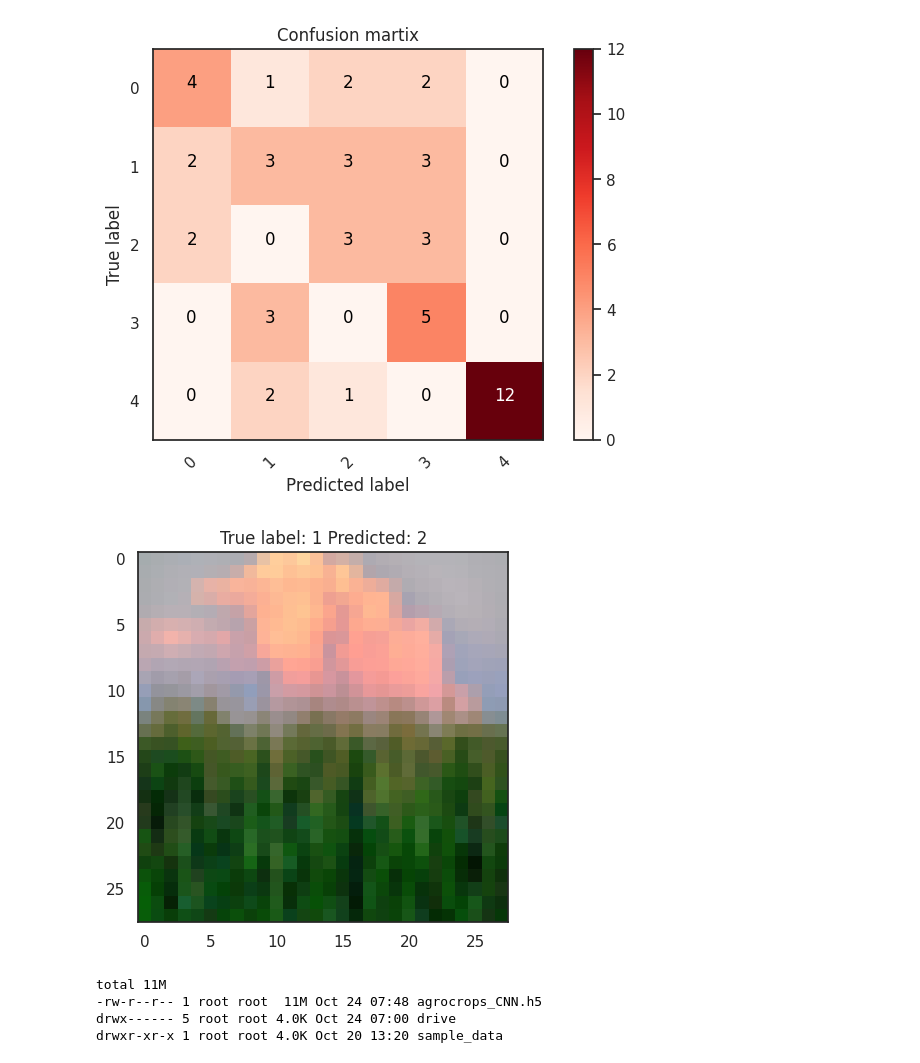
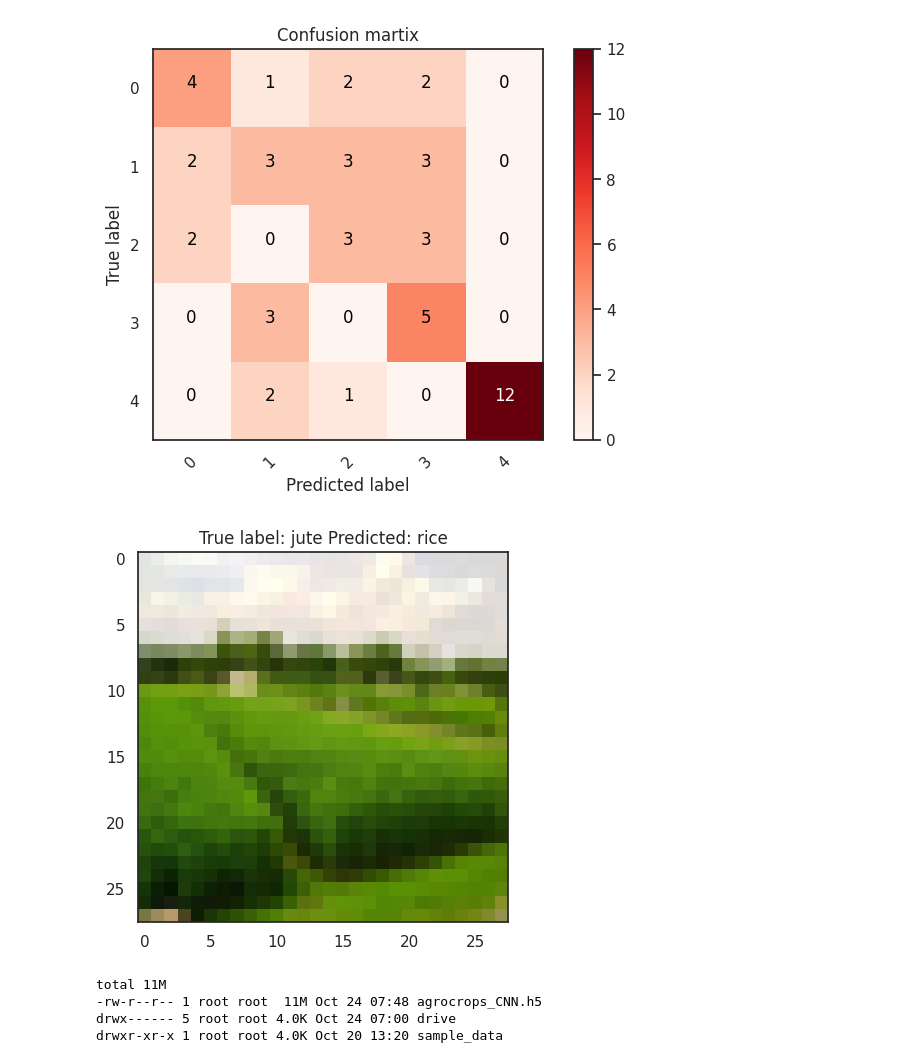
Before and after one commit to Shirohige7/aggricultureCNN, a Jupyter notebook: agricultureCNN.ipynb, the cells around one changed output. Drawn from its saved outputs; the diff is of its cells as text; code cells hidden in the pictures.

```diff
--- a/agricultureCNN.ipynb
+++ b/agricultureCNN.ipynb
@@ -316,13 +316,20 @@ confusion matrix, without normalization
  [ 0  3  0  5  0]
  [ 0  2  1  0 12]]
 [figure]
+# %%
+labels = '''jute
+maize
+rice
+sugarcane
+wheat
+'''.split()
 # %%
 misclassified_idx = np.where(p_test != rounded_labels)[0]
 i = np.random.choice(misclassified_idx)
 plt.imshow(X_t[i])
-plt.title('True label: %s Predicted: %s' % (rounded_labels[i], p_test[i]));
+plt.title('True label: %s Predicted: %s' % (labels[rounded_labels[i]], labels[p_test[i]]));
 # %% [output]
-[figure, old version]
+[figure, new version]
 # %%
 model.save('agrocrops_CNN.h5')
 # %%
```
Also changed, not shown: parts of 1 cell of this notebook.
